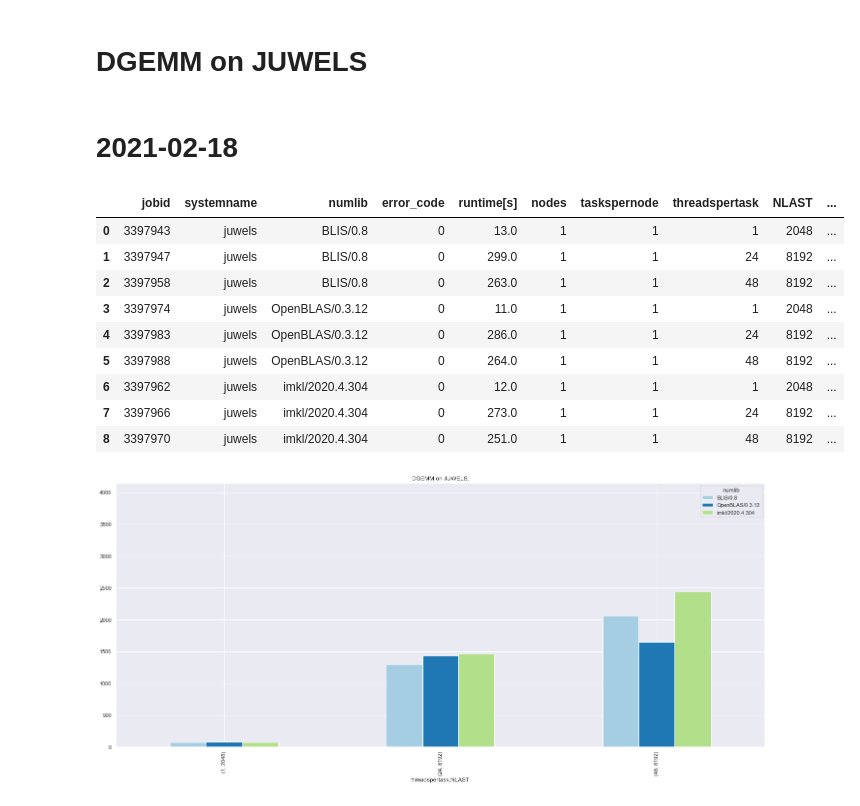
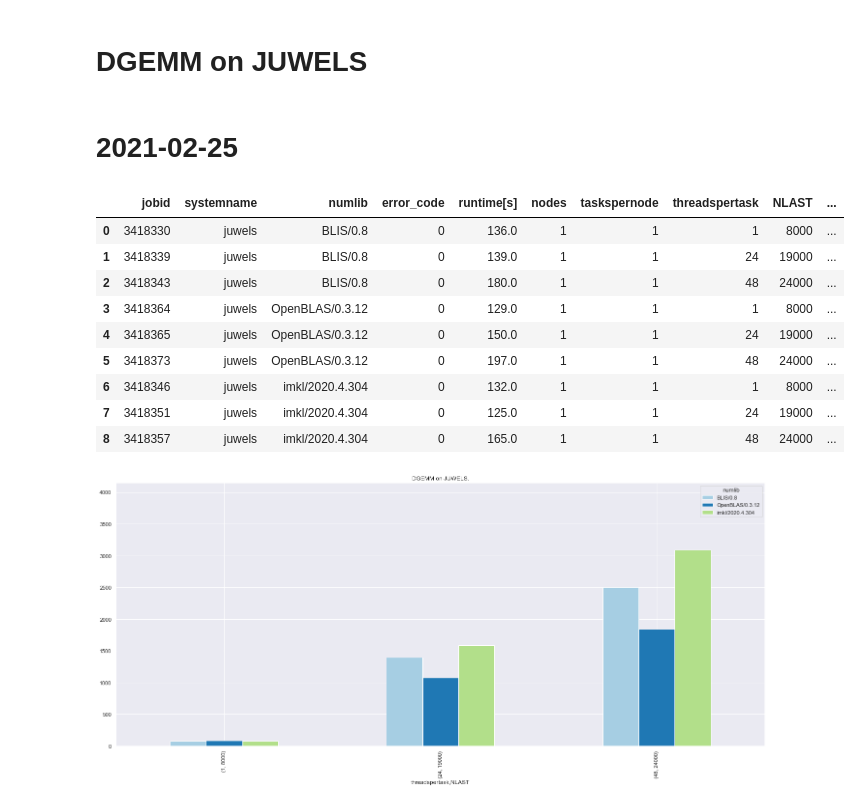
Before and after one commit to easybuilders/blis-eval, a Jupyter notebook: low-level/dgemm/eval/juwels/dgemm-juwels.ipynb, the cells around one changed output. Cells and saved outputs as stored; diff of their text form; code cells hidden in the pictures.

```diff
--- a/low-level/dgemm/eval/juwels/dgemm-juwels.ipynb
+++ b/low-level/dgemm/eval/juwels/dgemm-juwels.ipynb
@@ -36,26 +36,26 @@ def theoricalPeak(core):
     else:
         return core * frequency * flopspercycle
 # %% [markdown]
-# 2021-02-18
+# 2021-02-25
 # %%
-INPUT_FILE="2021-02-18.csv"
+INPUT_FILE="skylake_2021-02-25.csv"
 df = pd.read_csv(DATADIR+INPUT_FILE)
 df
 # %% [output]
 |  | jobid | systemname | numlib | error_code | runtime[s] | nodes | taskspernode | threadspertask | NLAST | ... |
-| 0 | 3397943 | juwels | BLIS/0.8 | 0 | 13.0 | 1 | 1 | 1 | 2048 | ... |
-| 1 | 3397947 | juwels | BLIS/0.8 | 0 | 299.0 | 1 | 1 | 24 | 8192 | ... |
-| 2 | 3397958 | juwels | BLIS/0.8 | 0 | 263.0 | 1 | 1 | 48 | 8192 | ... |
-| 3 | 3397974 | juwels | OpenBLAS/0.3.12 | 0 | 11.0 | 1 | 1 | 1 | 2048 | ... |
-| 4 | 3397983 | juwels | OpenBLAS/0.3.12 | 0 | 286.0 | 1 | 1 | 24 | 8192 | ... |
-| 5 | 3397988 | juwels | OpenBLAS/0.3.12 | 0 | 264.0 | 1 | 1 | 48 | 8192 | ... |
-| 6 | 3397962 | juwels | imkl/2020.4.304 | 0 | 12.0 | 1 | 1 | 1 | 2048 | ... |
-| 7 | 3397966 | juwels | imkl/2020.4.304 | 0 | 273.0 | 1 | 1 | 24 | 8192 | ... |
-| 8 | 3397970 | juwels | imkl/2020.4.304 | 0 | 251.0 | 1 | 1 | 48 | 8192 | ... |
+| 0 | 3418330 | juwels | BLIS/0.8 | 0 | 136.0 | 1 | 1 | 1 | 8000 | ... |
+| 1 | 3418339 | juwels | BLIS/0.8 | 0 | 139.0 | 1 | 1 | 24 | 19000 | ... |
+| 2 | 3418343 | juwels | BLIS/0.8 | 0 | 180.0 | 1 | 1 | 48 | 24000 | ... |
+| 3 | 3418364 | juwels | OpenBLAS/0.3.12 | 0 | 129.0 | 1 | 1 | 1 | 8000 | ... |
+| 4 | 3418365 | juwels | OpenBLAS/0.3.12 | 0 | 150.0 | 1 | 1 | 24 | 19000 | ... |
+| 5 | 3418373 | juwels | OpenBLAS/0.3.12 | 0 | 197.0 | 1 | 1 | 48 | 24000 | ... |
+| 6 | 3418346 | juwels | imkl/2020.4.304 | 0 | 132.0 | 1 | 1 | 1 | 8000 | ... |
+| 7 | 3418351 | juwels | imkl/2020.4.304 | 0 | 125.0 | 1 | 1 | 24 | 19000 | ... |
+| 8 | 3418357 | juwels | imkl/2020.4.304 | 0 | 165.0 | 1 | 1 | 48 | 24000 | ... |
 # %%
 df.pivot_table(columns=["numlib"], index=["threadspertask","NLAST"], values="GFLOPS").plot(kind="bar", width=0.5, logy=False, title="DGEMM on JUWELS.",ylim=(0,theoreticalpeak));
 # %% [output]
-[figure, old version]
+[figure, new version]
 # %%
 %matplotlib inline
 sns.set(palette=sns.color_palette("Accent"))
```
Also changed, not shown: parts of 2 cells of this notebook, 2 other files.
